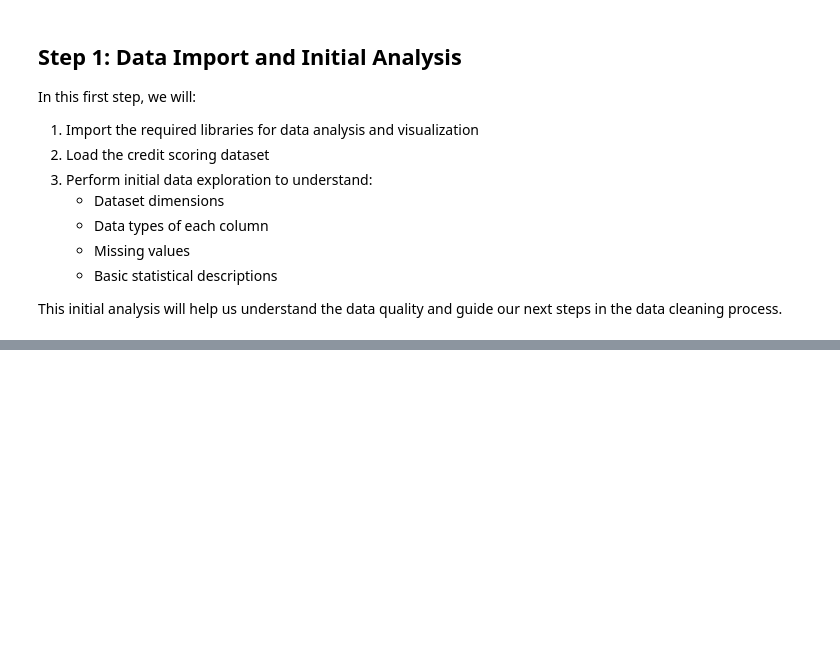
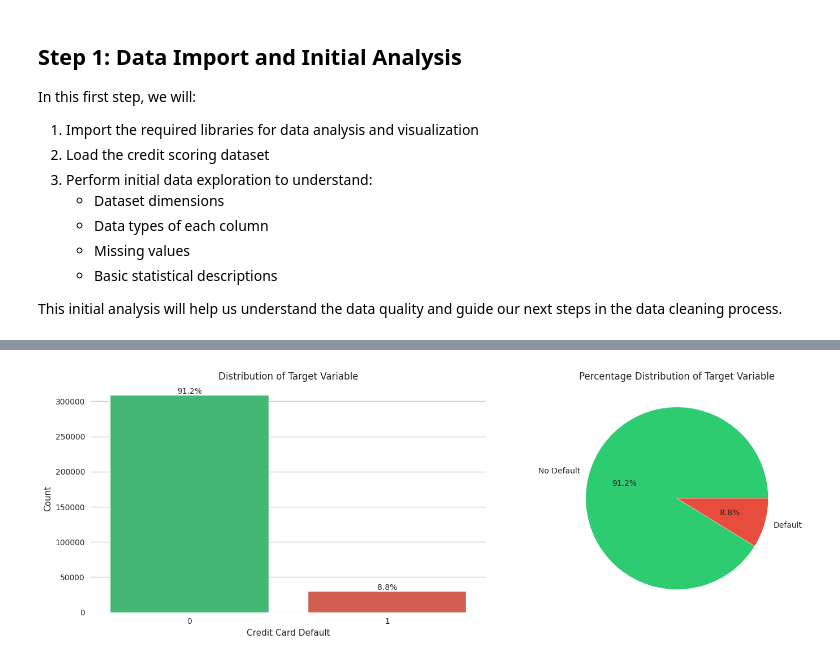
Before and after one commit to LorenzoVu/Prediction-of-creditworthiness-for-credit-card-issuance, a Jupyter notebook: creditworthiness.ipynb, the cells around one changed output, grey strips where cells are left out. Cells and saved outputs as stored; diff of their text form; code cells hidden in the pictures; blank space fills up the shorter version.

Commit message:
finished the EDA analysis and added visualizations

```diff
--- a/creditworthiness.ipynb
+++ b/creditworthiness.ipynb
@@ -284,0 +118,81 @@ for var in categorical_vars:
+# %%
+# Target Variable Analysis
+def analyze_target_distribution(df, target_col='TARGET'):
+    """Analyze and visualize target variable distribution."""
+    fig, (ax1, ax2) = plt.subplots(1, 2, figsize=(15, 5))
+
+    # Count plot
+    target_counts = df[target_col].value_counts()
+    sns.barplot(x=target_counts.index, y=target_counts.values,
+                palette=TARGET_COLORS, ax=ax1)
+    ax1.set_title('Distribution of Target Variable')
+    ax1.set_xlabel('Credit Card Default')
+    ax1.set_ylabel('Count')
+
+    # Add percentage labels
+    total = len(df)
+    for i, v in enumerate(target_counts.values):
+        percentage = v / total * 100
+        ax1.text(i, v, f'{percentage:.1f}%',
+                horizontalalignment='center',
+                verticalalignment='bottom')
+
+    # Pie chart
+    target_pct = target_counts / len(df) * 100
+    ax2.pie(target_pct, labels=['No Default', 'Default'],
+            autopct='%1.1f%%', colors=TARGET_COLORS)
+    ax2.set_title('Percentage Distribution of Target Variable')
+
+    plt.tight_layout()
+    return target_counts, target_pct
+
+def analyze_categorical_vs_target(df, cat_features, target_col='TARGET'):
+    """Analyze relationship between categorical features and target variable."""
+    n_features = len(cat_features)
+    n_cols = 2
+    n_rows = (n_features + 1) // n_cols
+
+    fig, axes = plt.subplots(n_rows, n_cols, figsize=(15, 5*n_rows))
+    axes = axes.flatten()
+
+    for idx, feature in enumerate(cat_features):
+        # Create contingency table
+        cross_tab = pd.crosstab(df[feature], df[target_col], normalize='index') * 100
+
+        # Stacked bar plot
+        cross_tab.plot(kind='bar', stacked=True, ax=axes[idx],
+                      color=TARGET_COLORS)
+
+        # Chi-square test
+        contingency = pd.crosstab(df[feature], df[target_col])
+        chi2, p = chi2_contingency(contingency)[:2]
+
+        axes[idx].set_title(f'{feature} vs Target\n(Chi-square p-value: {p:.2e})')
+        axes[idx].set_xlabel('')
+        axes[idx].set_ylabel('Percentage')
+        axes[idx].tick_params(axis='x', rotation=45)
+
+        # Add percentage labels
+        for i in range(len(cross_tab)):
+            cum_sum = 0
+            for j in range(len(cross_tab.columns)):
+                value = cross_tab.iloc[i, j]
+                axes[idx].text(i, cum_sum + value/2,
+                             f'{value:.1f}%',
+                             ha='center', va='center')
+                cum_sum += value
+
+    # Remove empty subplots if any
+    for idx in range(len(cat_features), len(axes)):
+        fig.delaxes(axes[idx])
+
+    plt.tight_layout()
+    return None
+
+# Analyze target variable distribution
+target_counts, target_pct = analyze_target_distribution(df)
+
+# Analyze categorical features vs target
+analyze_categorical_vs_target(df, CATEGORICAL_FEATURES)
+# %% [output]
+[figure, added]
```
Also changed, not shown: parts of 12 cells of this notebook.
